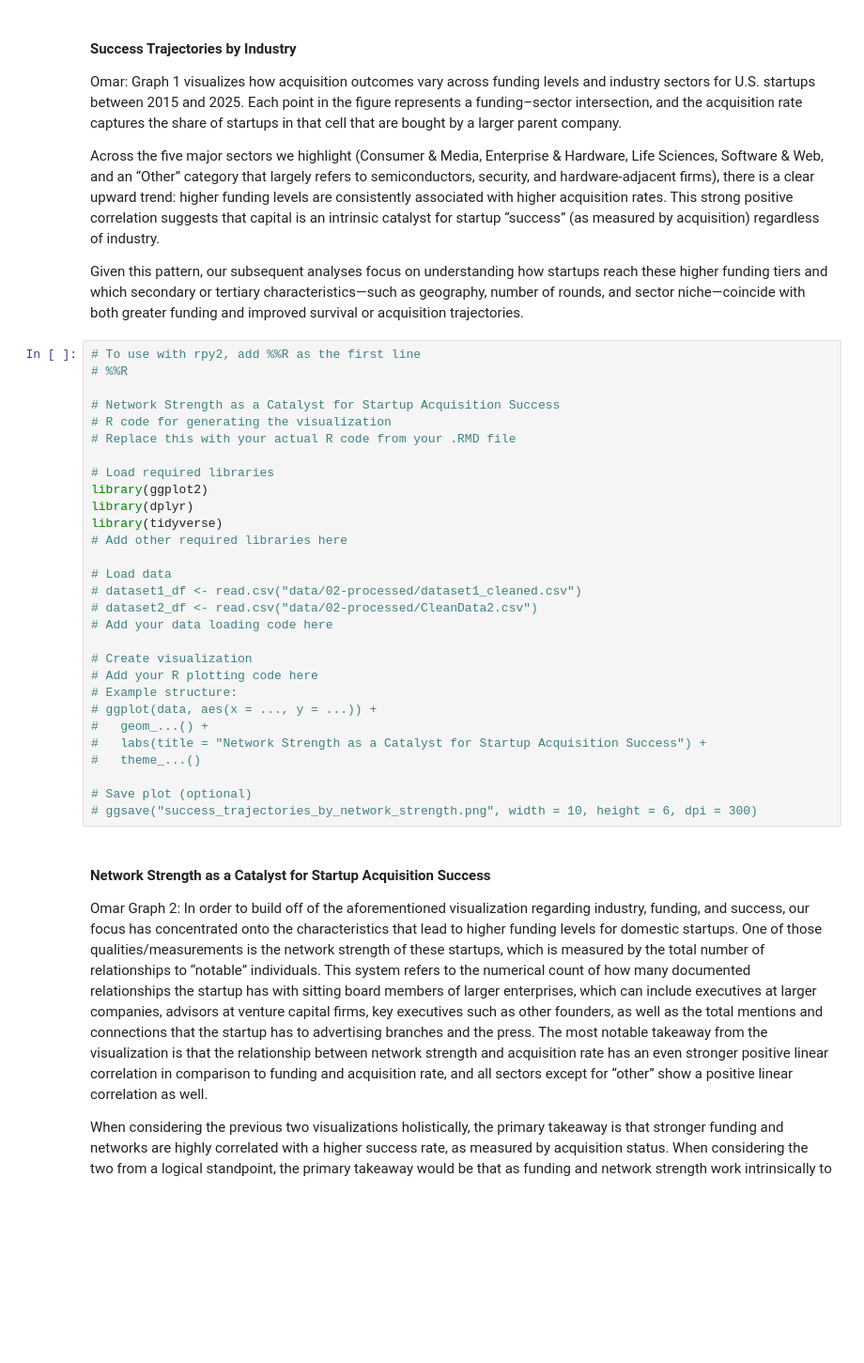
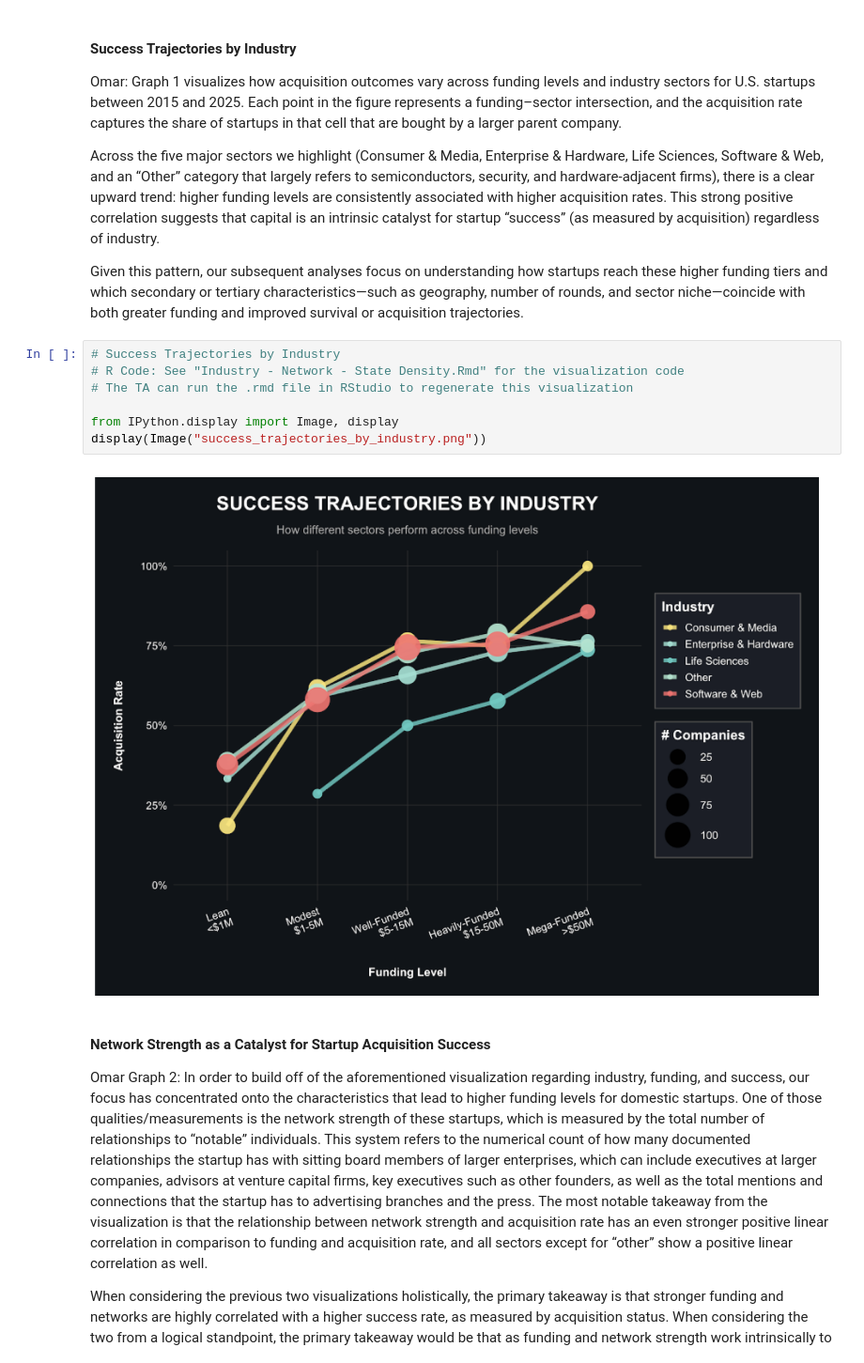
Before and after one commit to zahiraIi/COGS108-FInal-Project, a Jupyter notebook: 02-EDACheckpoint.ipynb, the cells around one changed output. Shown at 94% size. Cells and saved outputs as stored; diff of their text form; blank space fills up the shorter version.

```diff
--- a/02-EDACheckpoint.ipynb
+++ b/02-EDACheckpoint.ipynb
@@ -403,35 +470,15 @@ Omar: Graph 1 visualizes how acquisition outcomes vary across funding levels and
 Across the five major sectors we highlight (Consumer & Media, Enterprise & Hardware, Life Sciences, Software & Web, and an “Other” category that largely refers to semiconductors, security, and hardware-adjacent firms), there is a clear upward trend: higher funding levels are consistently associated with higher acquisition rates. This strong positive correlation suggests that capital is an intrinsic catalyst for startup “success” (as measured by acquisition) regardless of industry.
 
 Given this pattern, our subsequent analyses focus on understanding how startups reach these higher funding tiers and which secondary or tertiary characteristics—such as geography, number of rounds, and sector niche—coincide with both greater funding and improved survival or acquisition trajectories.
-# %%
-# To use with rpy2, add %%R as the first line
-# %%R
-
-# Network Strength as a Catalyst for Startup Acquisition Success
-# R code for generating the visualization
-# Replace this with your actual R code from your .RMD file
-
-# Load required libraries
-library(ggplot2)
-library(dplyr)
-library(tidyverse)
-# Add other required libraries here
-
-# Load data
-# dataset1_df <- read.csv("data/02-processed/dataset1_cleaned.csv")
-# dataset2_df <- read.csv("data/02-processed/CleanData2.csv")
-# Add your data loading code here
-
-# Create visualization
-# Add your R plotting code here
-# Example structure:
-# ggplot(data, aes(x = ..., y = ...)) +
-#   geom_...() +
-#   labs(title = "Network Strength as a Catalyst for Startup Acquisition Success") +
-#   theme_...()
-
-# Save plot (optional)
-# ggsave("success_trajectories_by_network_strength.png", width = 10, height = 6, dpi = 300)
+# %%
+# Success Trajectories by Industry
+# R Code: See "Industry - Network - State Density.Rmd" for the visualization code
+# The TA can run the .rmd file in RStudio to regenerate this visualization
+
+from IPython.display import Image, display
+display(Image("success_trajectories_by_industry.png"))
+# %% [output]
+[figure, added]
 # %% [markdown]
 #### Network Strength as a Catalyst for Startup Acquisition Success
 
```
Also changed, not shown: parts of 32 cells of this notebook, 16 other files.
